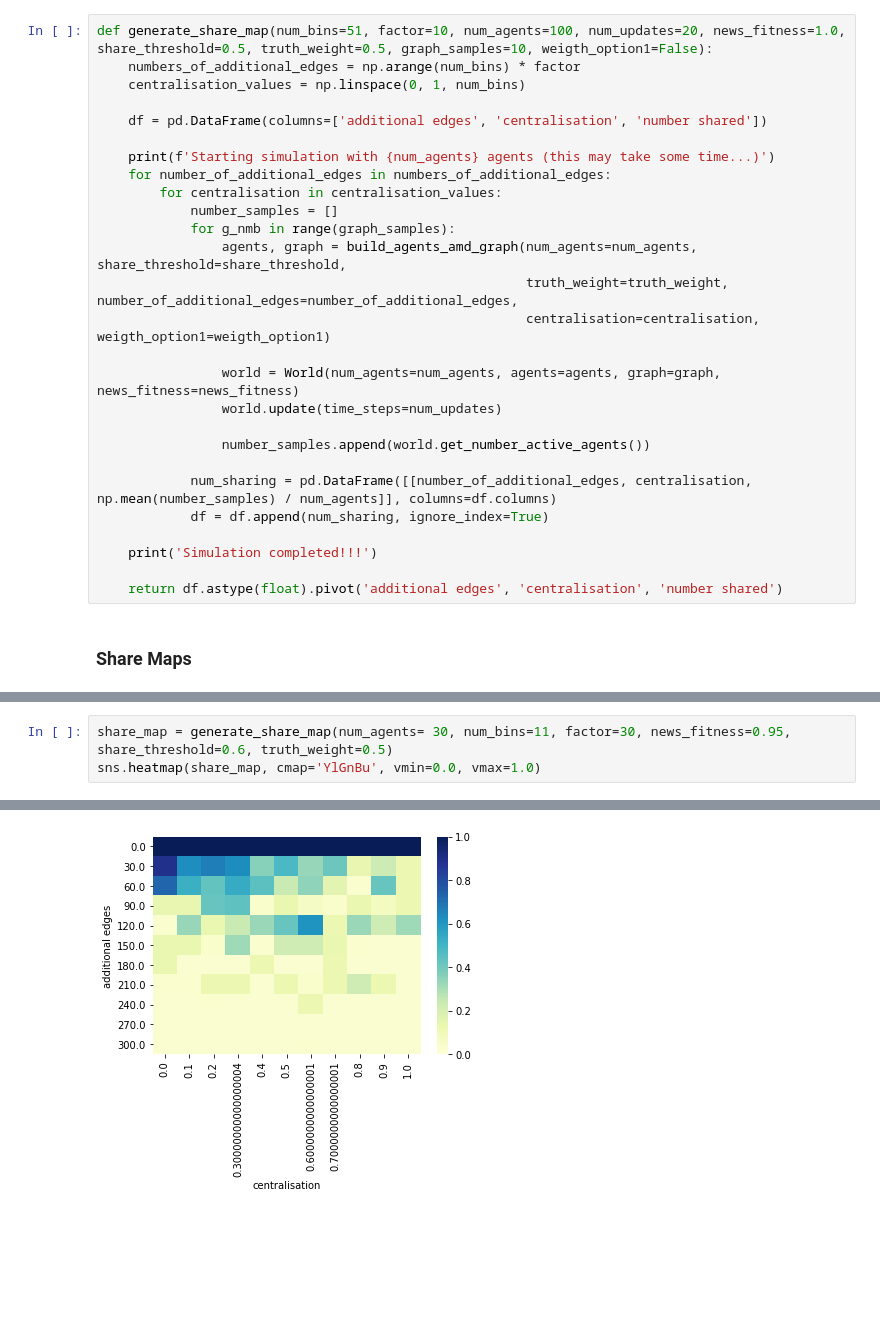
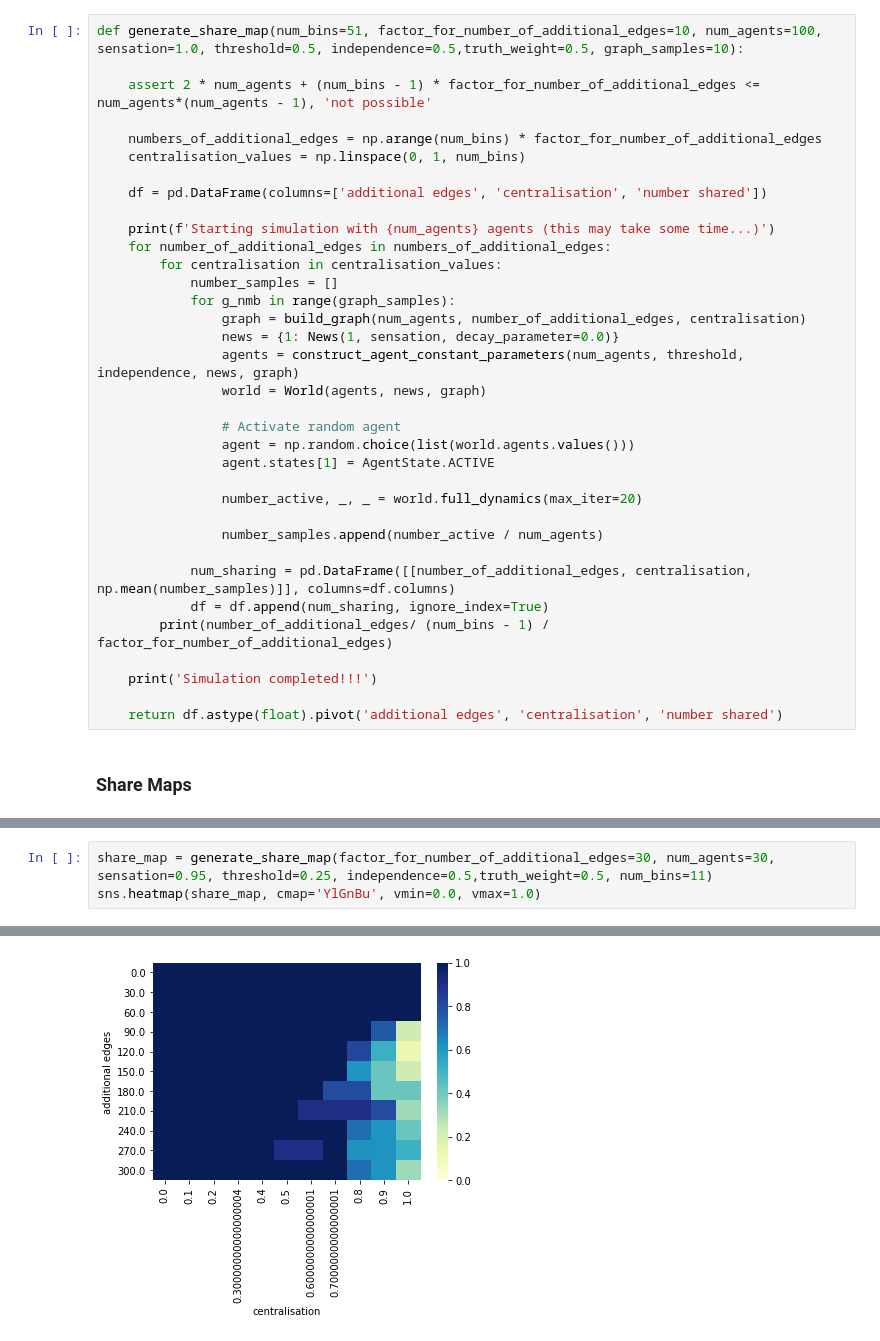
Before and after one commit to andreamusso96/ComplexSystemsProject, a Jupyter notebook: code/notebooks/graph_structures_phase_diagram.ipynb, the cells around one changed output, grey strips where cells are left out. Saved outputs shown, nothing was run; the diff lists cells and outputs as text; blank space fills up the shorter version.

```diff
--- a/code/notebooks/graph_structures_phase_diagram.ipynb
+++ b/code/notebooks/graph_structures_phase_diagram.ipynb
@@ -84,8 +74,11 @@ def build_agents_amd_graph(num_agents=5, share_threshold=0.5, truth_weight=0.5,
 # %% [markdown]
 Define function which generates a matrix with percentages of how many agents shared the news for different values of `number_of_additional_edges` and `centralisation`.
 # %%
-def generate_share_map(num_bins=51, factor=10, num_agents=100, num_updates=20, news_fitness=1.0, share_threshold=0.5, truth_weight=0.5, graph_samples=10, weigth_option1=False):
-    numbers_of_additional_edges = np.arange(num_bins) * factor
+def generate_share_map(num_bins=51, factor_for_number_of_additional_edges=10, num_agents=100, sensation=1.0, threshold=0.5, independence=0.5,truth_weight=0.5, graph_samples=10):
+
+    assert 2 * num_agents + (num_bins - 1) * factor_for_number_of_additional_edges <= num_agents*(num_agents - 1), 'not possible'
+
+    numbers_of_additional_edges = np.arange(num_bins) * factor_for_number_of_additional_edges
     centralisation_values = np.linspace(0, 1, num_bins)
 
     df = pd.DataFrame(columns=['additional edges', 'centralisation', 'number shared'])
@@ -95,17 +88,22 @@ def generate_share_map(num_bins=51, factor=10, num_agents=100, num_updates=20, n
         for centralisation in centralisation_values:
             number_samples = []
             for g_nmb in range(graph_samples):
-                agents, graph = build_agents_amd_graph(num_agents=num_agents, share_threshold=share_threshold,
-                                                       truth_weight=truth_weight, number_of_additional_edges=number_of_additional_edges,
-                                                       centralisation=centralisation, weigth_option1=weigth_option1)
+                graph = build_graph(num_agents, number_of_additional_edges, centralisation)
+                news = {1: News(1, sensation, decay_parameter=0.0)}
+                agents = construct_agent_constant_parameters(num_agents, threshold, independence, news, graph)
+                world = World(agents, news, graph)
 
-                world = World(num_agents=num_agents, agents=agents, graph=graph, news_fitness=news_fitness)
-                world.update(time_steps=num_updates)
+                # Activate random agent
+                agent = np.random.choice(list(world.agents.values()))
+                agent.states[1] = AgentState.ACTIVE
 
-                number_samples.append(world.get_number_active_agents())
+                number_active, _, _ = world.full_dynamics(max_iter=20)
 
-            num_sharing = pd.DataFrame([[number_of_additional_edges, centralisation, np.mean(number_samples) / num_agents]], columns=df.columns)
+                number_samples.append(number_active / num_agents)
+
+            num_sharing = pd.DataFrame([[number_of_additional_edges, centralisation, np.mean(number_samples)]], columns=df.columns)
             df = df.append(num_sharing, ignore_index=True)
+        print(number_of_additional_edges/ (num_bins - 1) / factor_for_number_of_additional_edges)
 
     print('Simulation completed!!!')
 
@@ -115,5 +115,5 @@ def generate_share_map(num_bins=51, factor=10, num_agents=100, num_updates=20, n
 # %%
-share_map = generate_share_map(num_agents= 30, num_bins=11, factor=30, news_fitness=0.95, share_threshold=0.6, truth_weight=0.5)
+share_map = generate_share_map(factor_for_number_of_additional_edges=30, num_agents=30, sensation=0.95, threshold=0.25, independence=0.5,truth_weight=0.5, num_bins=11)
 sns.heatmap(share_map, cmap='YlGnBu', vmin=0.0, vmax=1.0)
 # %% [output]
 Starting simulation with 30 agents (this may take some time...)
@@ -120,4 +131,4 @@ Starting simulation with 30 agents (this may take some time...)
 Simulation completed!!!
 <AxesSubplot:xlabel='centralisation', ylabel='additional edges'>
-[figure, old version]
+[figure, new version]
 # %%
```
Also changed, not shown: parts of 20 cells of this notebook.
